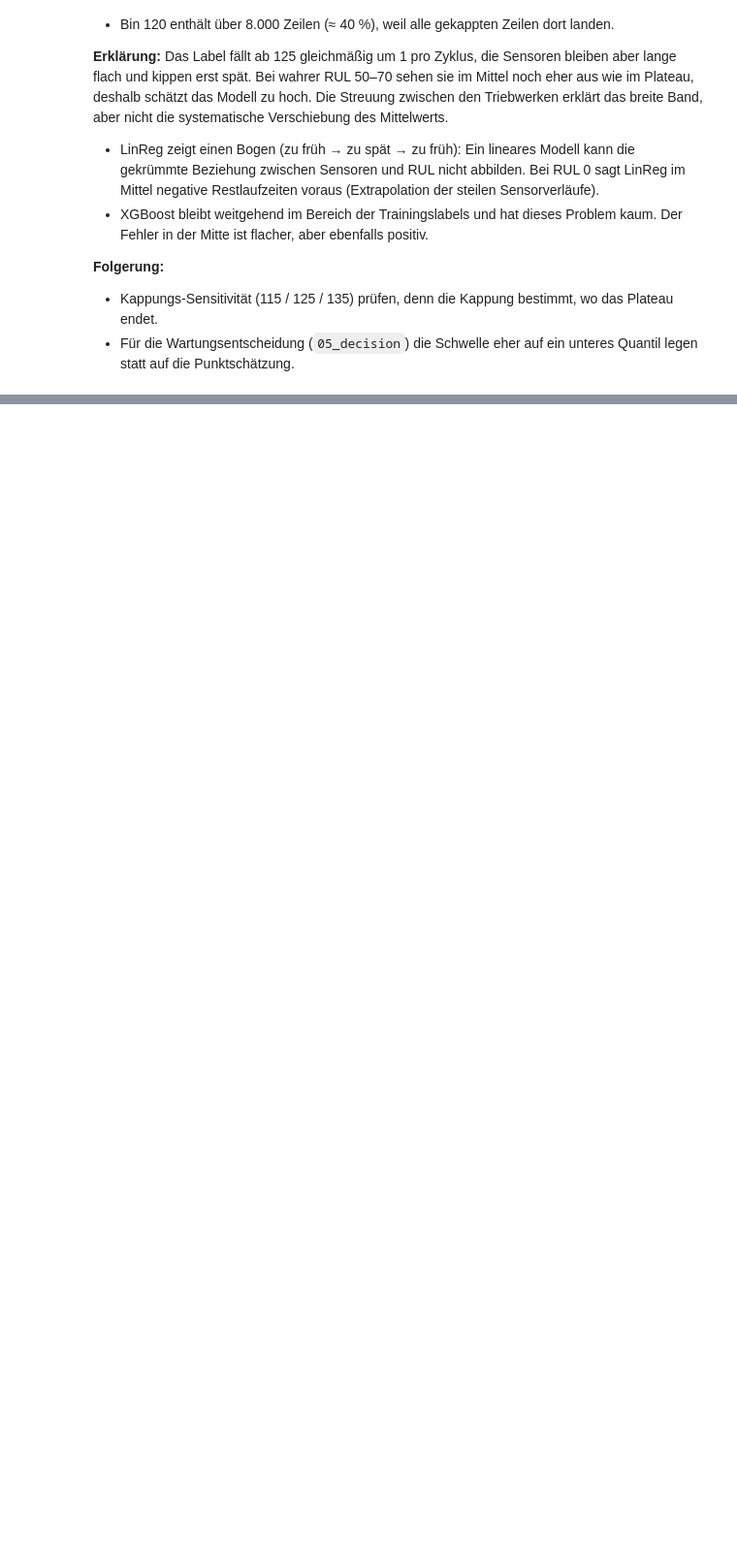
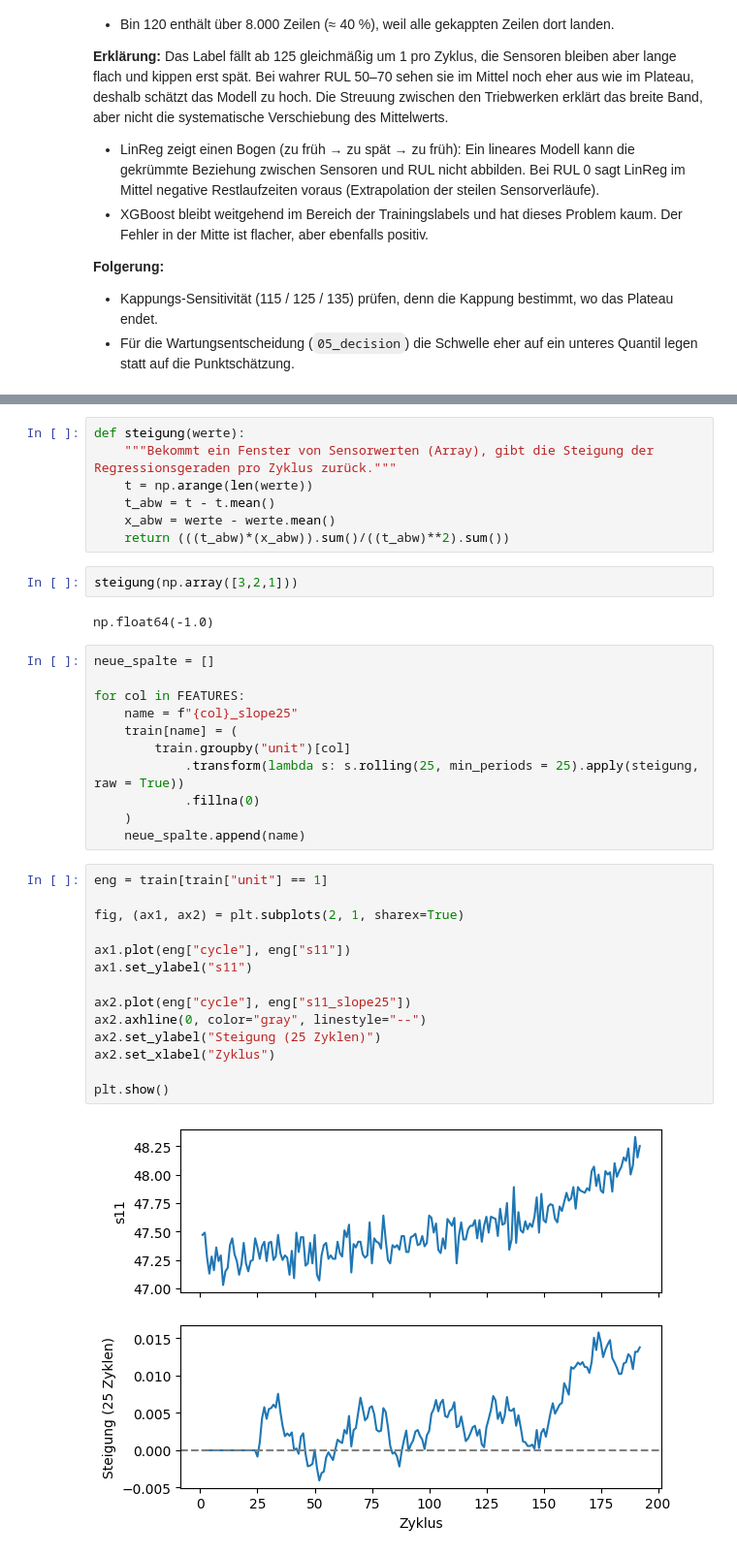
Before and after one commit to nils-pt/turbofan, a Jupyter notebook: notebooks/04_features_models.ipynb, the cells around one changed output, grey strips where cells are left out. Shown at 97% size. Drawn from its saved outputs; the diff is of its cells as text; blank space fills up the shorter version.

Commit message:
04: Steigung (Fenster 25) als Feature, Ablation b vs. c

```diff
--- a/notebooks/04_features_models.ipynb
+++ b/notebooks/04_features_models.ipynb
@@ -278,0 +284,38 @@ plt.show()
+# %%
+def steigung(werte):
+    """Bekommt ein Fenster von Sensorwerten (Array), gibt die Steigung der Regressionsgeraden pro Zyklus zurück."""
+    t = np.arange(len(werte))
+    t_abw = t - t.mean()
+    x_abw = werte - werte.mean()
+    return (((t_abw)*(x_abw)).sum()/((t_abw)**2).sum())
+# %%
+steigung(np.array([3,2,1]))
+# %% [output]
+np.float64(-1.0)
+# %%
+neue_spalte = []
+
+for col in FEATURES:
+    name = f"{col}_slope25"
+    train[name] = (
+        train.groupby("unit")[col]
+            .transform(lambda s: s.rolling(25, min_periods = 25).apply(steigung, raw = True))
+            .fillna(0)
+    )
+    neue_spalte.append(name)
+# %%
+eng = train[train["unit"] == 1]
+
+fig, (ax1, ax2) = plt.subplots(2, 1, sharex=True)
+
+ax1.plot(eng["cycle"], eng["s11"])
+ax1.set_ylabel("s11")
+
+ax2.plot(eng["cycle"], eng["s11_slope25"])
+ax2.axhline(0, color="gray", linestyle="--")
+ax2.set_ylabel("Steigung (25 Zyklen)")
+ax2.set_xlabel("Zyklus")
+
+plt.show()
+# %% [output]
+[figure, added]
```
Also changed, not shown: parts of 11 cells of this notebook.
